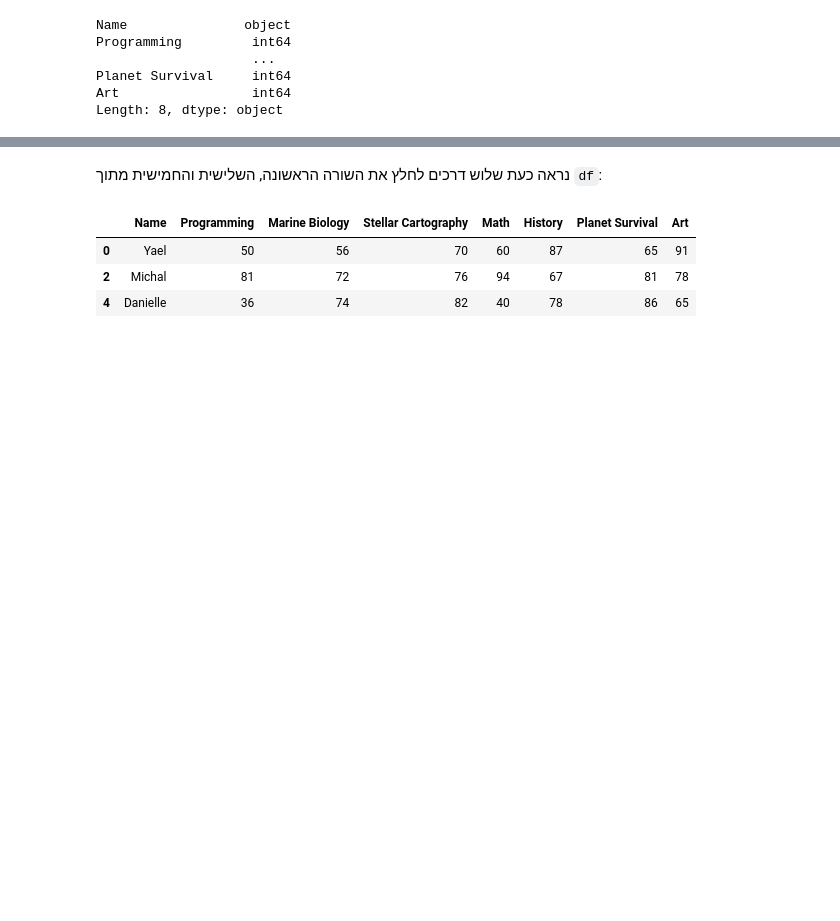
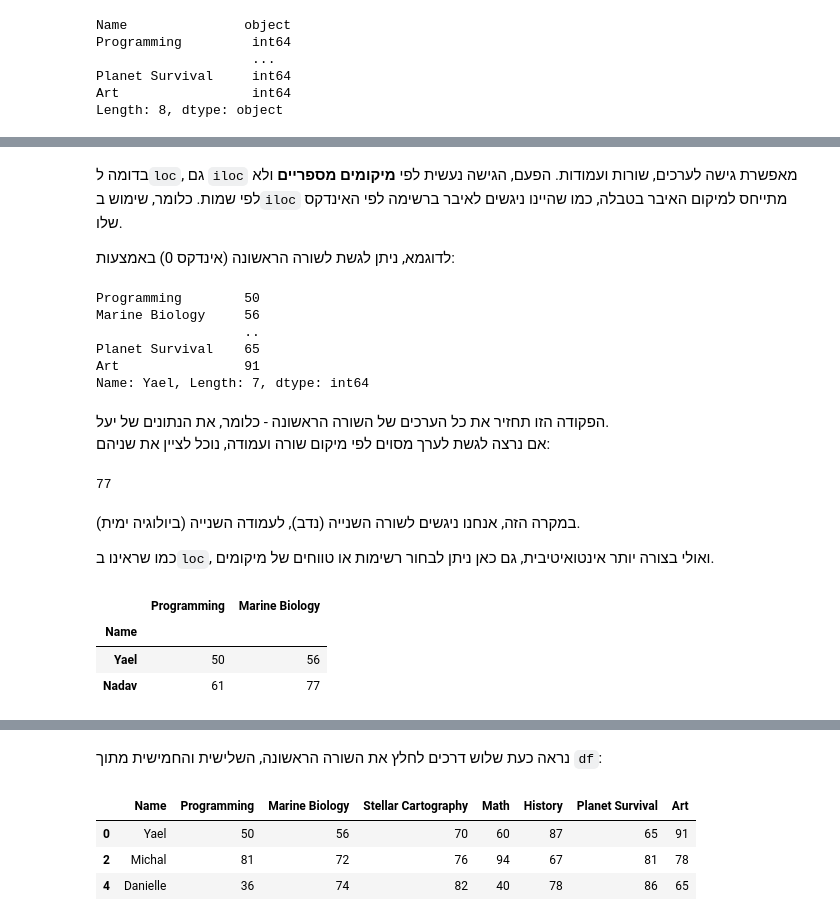
Before and after one commit to hag007/virtual-pyprog, a Jupyter notebook: 19_3_access-df.ipynb, the cells around one changed output, grey strips where cells are left out. Saved outputs shown, nothing was run; the diff lists cells and outputs as text; code cells hidden in the pictures; blank space fills up the shorter version.

```diff
--- a/19_3_access-df.ipynb
+++ b/19_3_access-df.ipynb
@@ -111,0 +240,31 @@ Length: 8, dtype: object
+# %% [markdown]
+בדומה ל`loc`, גם `iloc` מאפשרת גישה לערכים, שורות ועמודות. הפעם, הגישה נעשית לפי **מיקומים מספריים** ולא לפי שמות. כלומר, שימוש ב`iloc` מתייחס למיקום האיבר בטבלה, כמו שהיינו ניגשים לאיבר ברשימה לפי האינדקס שלו.
+
+לדוגמא, ניתן לגשת לשורה הראשונה (אינדקס 0) באמצעות:
+# %%
+display(df.iloc[0])
+# %% [output]
+Programming        50
+Marine Biology     56
+                   ..
+Planet Survival    65
+Art                91
+Name: Yael, Length: 7, dtype: int64
+# %% [markdown]
+הפקודה הזו תחזיר את כל הערכים של השורה הראשונה - כלומר, את הנתונים של יעל.
+אם נרצה לגשת לערך מסוים לפי מיקום שורה ועמודה, נוכל לציין את שניהם:
+# %%
+print(df.iloc[1, 1])
+# %% [output]
+77
+# %% [markdown]
+במקרה הזה, אנחנו ניגשים לשורה השנייה (נדב), לעמודה השנייה (ביולוגיה ימית).
+
+כמו שראינו ב`loc`, ואולי בצורה יותר אינטואיטיבית, גם כאן ניתן לבחור רשימות או טווחים של מיקומים.
+# %%
+display(df.iloc[0:2, 0:2])
+# %% [output]
+|  | Programming | Marine Biology |
+| Name |  |  |
+| Yael | 50 | 56 |
+| Nadav | 61 | 77 |
```
Also changed, not shown: parts of 71 cells of this notebook.
